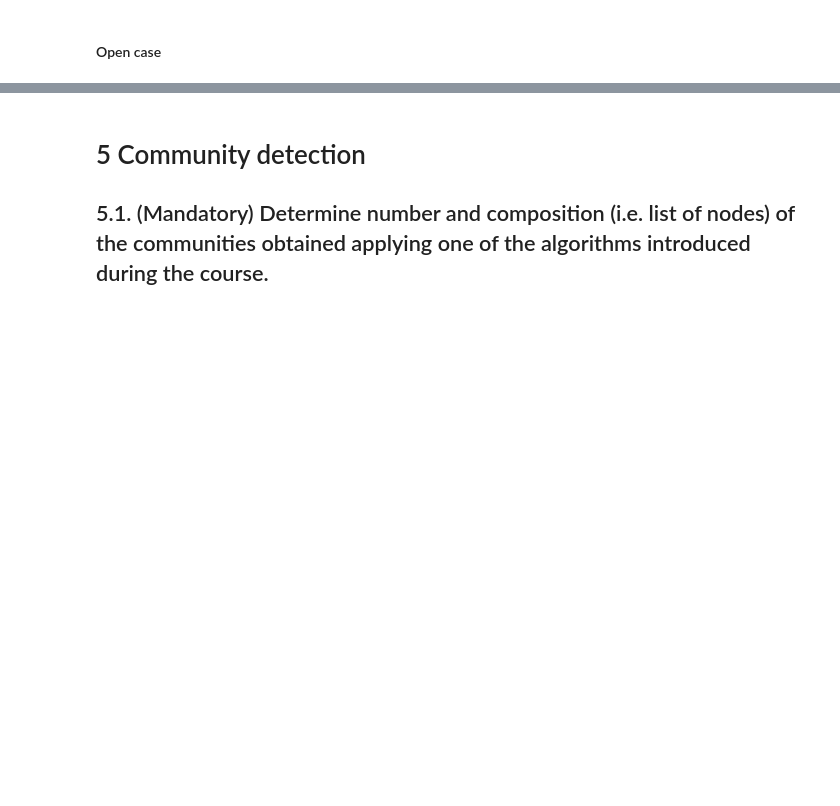
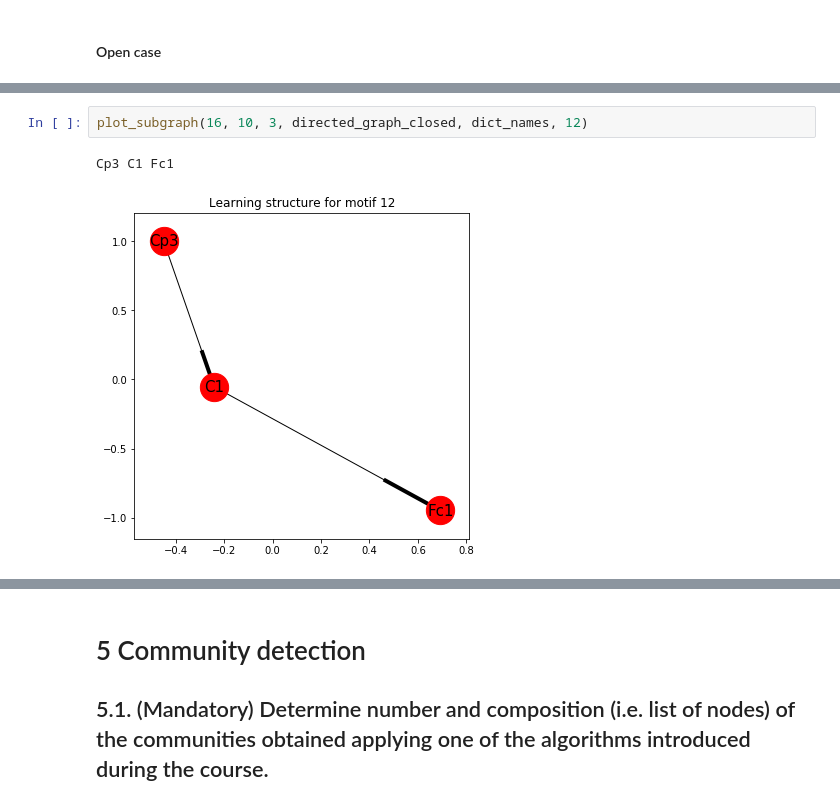
Before and after one commit to belgrades/neuroscience, a Jupyter notebook: All/All.ipynb, the cells around one changed output, grey strips where cells are left out. Cells and saved outputs as stored; diff of their text form; blank space fills up the shorter version.

```diff
--- a/All/All.ipynb
+++ b/All/All.ipynb
@@ -977,0 +1003,5 @@ IndexError: list index out of range
+# %%
+plot_subgraph(16, 10, 3, directed_graph_closed, dict_names, 12)
+# %% [output]
+Cp3 C1 Fc1
+[figure, added]
```
Also changed, not shown: parts of 43 cells of this notebook.
